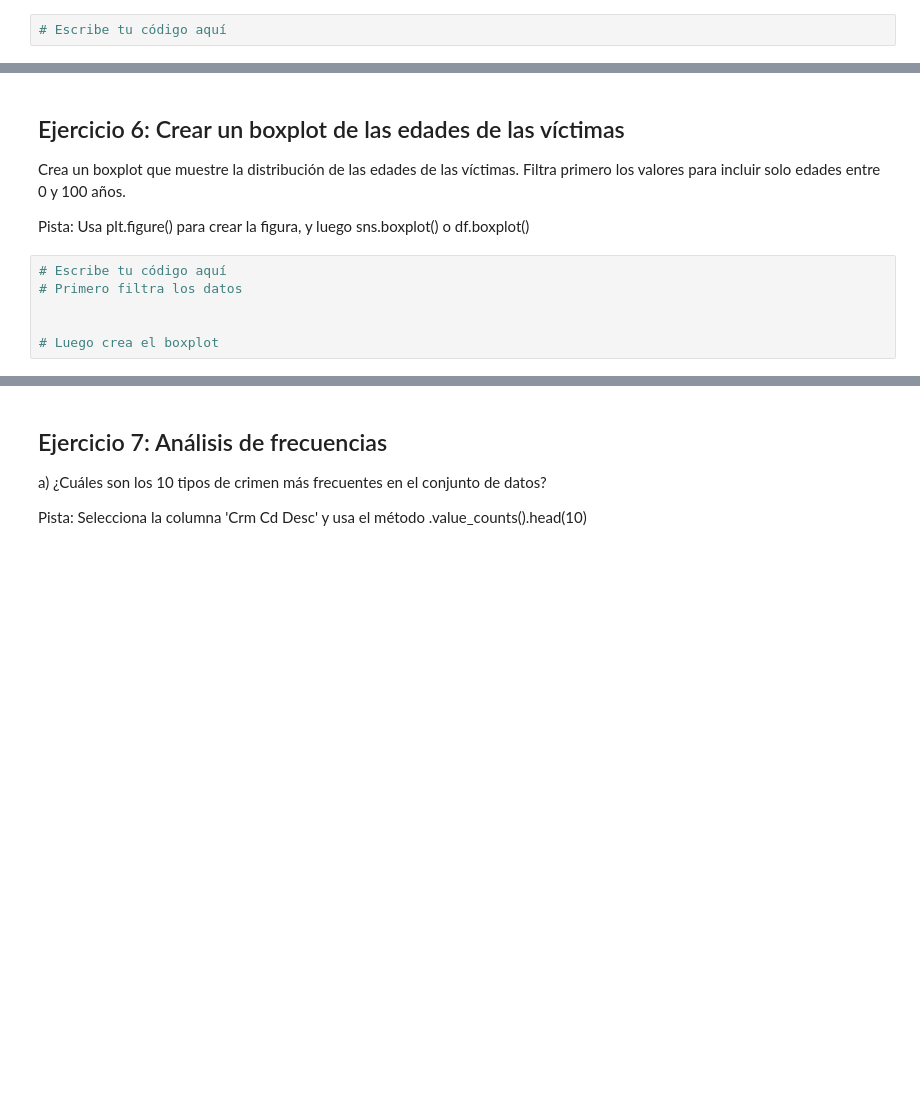
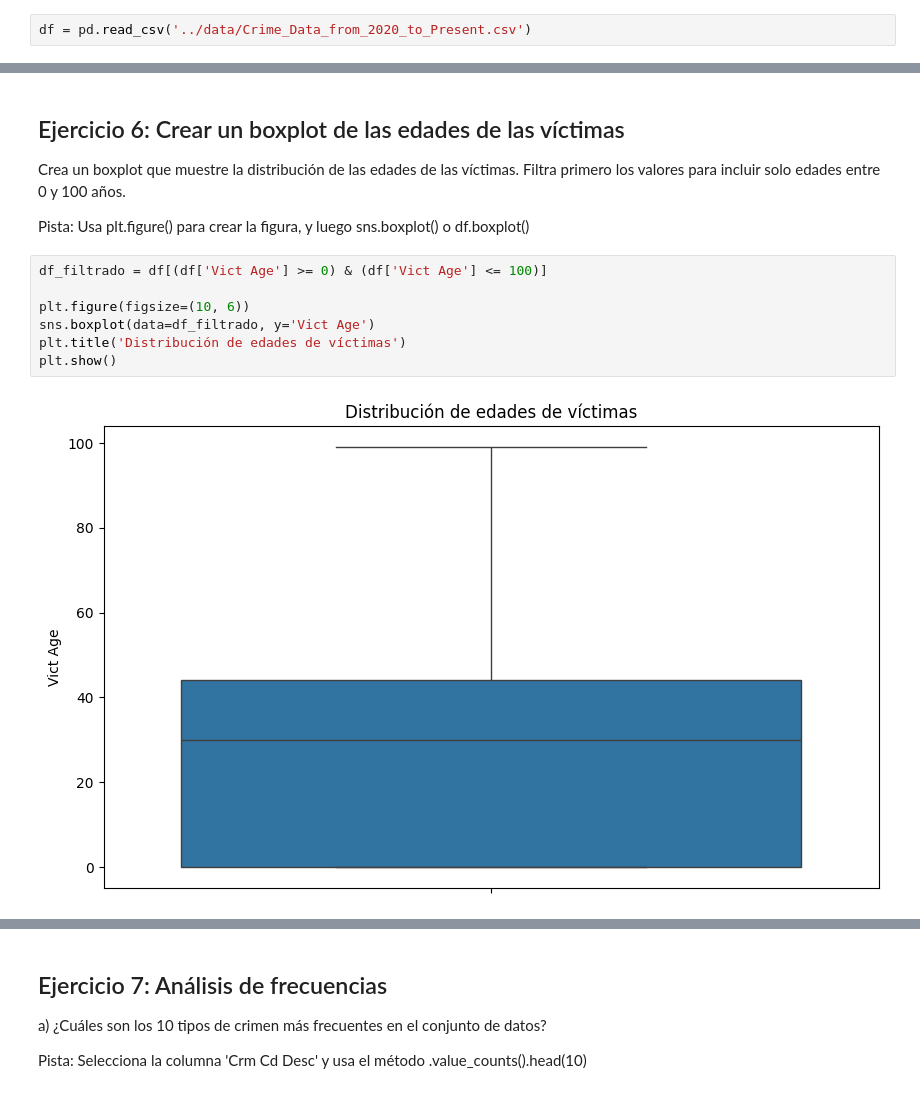
Before and after one commit to rbdavi5/proyecto_pred_crime_data_from_2020, a Jupyter notebook: src/ejercicio_inicial_estudiantes.ipynb, the cells around one changed output, grey strips where cells are left out. Saved outputs shown, nothing was run; the diff lists cells and outputs as text; blank space fills up the shorter version.

```diff
--- a/src/ejercicio_inicial_estudiantes.ipynb
+++ b/src/ejercicio_inicial_estudiantes.ipynb
@@ -15,7 +18,7 @@ Carga el archivo CSV ubicado en '../data/Crime_Data_from_2020_to_Present.csv' y
 
 Pista: Usa la función pd.read_csv()
 # %%
-# Escribe tu código aquí
+df = pd.read_csv('../data/Crime_Data_from_2020_to_Present.csv')
 # %% [markdown]
 ## Ejercicio 3: Exploración inicial del conjunto de datos
 
@@ -79,8 +166,11 @@ Crea un boxplot que muestre la distribución de las edades de las víctimas. Fil
 
 Pista: Usa plt.figure() para crear la figura, y luego sns.boxplot() o df.boxplot()
 # %%
-# Escribe tu código aquí
-# Primero filtra los datos
+df_filtrado = df[(df['Vict Age'] >= 0) & (df['Vict Age'] <= 100)]
 
-
-# Luego crea el boxplot
+plt.figure(figsize=(10, 6))
+sns.boxplot(data=df_filtrado, y='Vict Age')
+plt.title('Distribución de edades de víctimas')
+plt.show()
+# %% [output]
+[figure, added]
```
Also changed, not shown: parts of 19 cells of this notebook.
